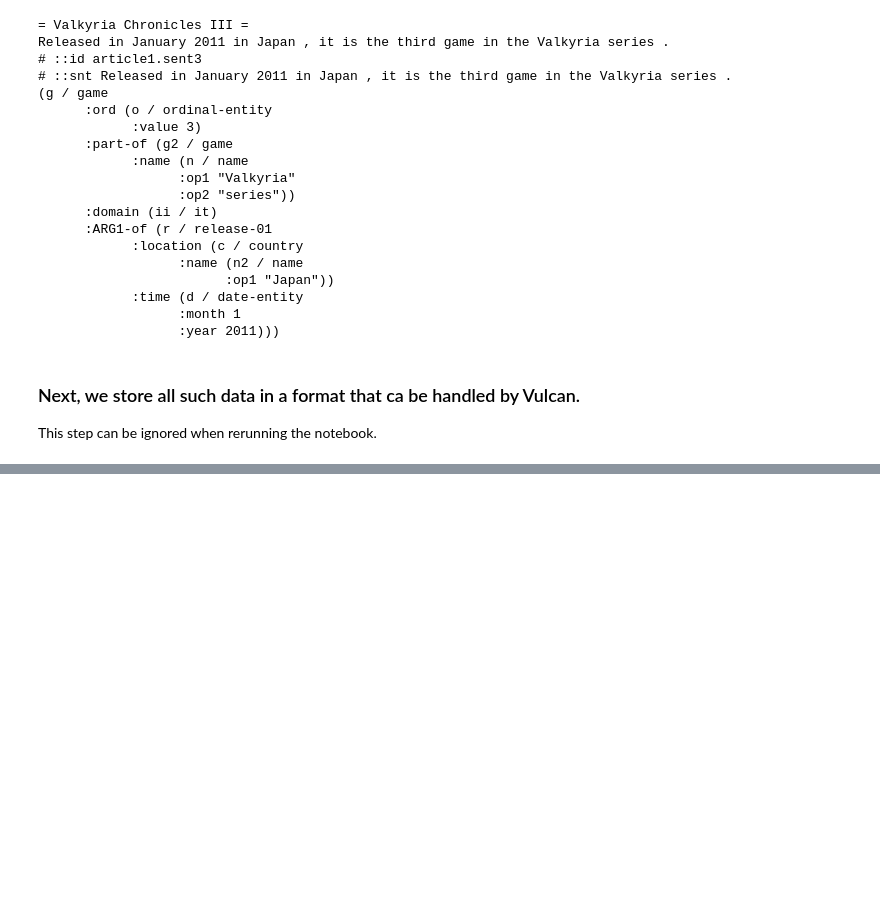
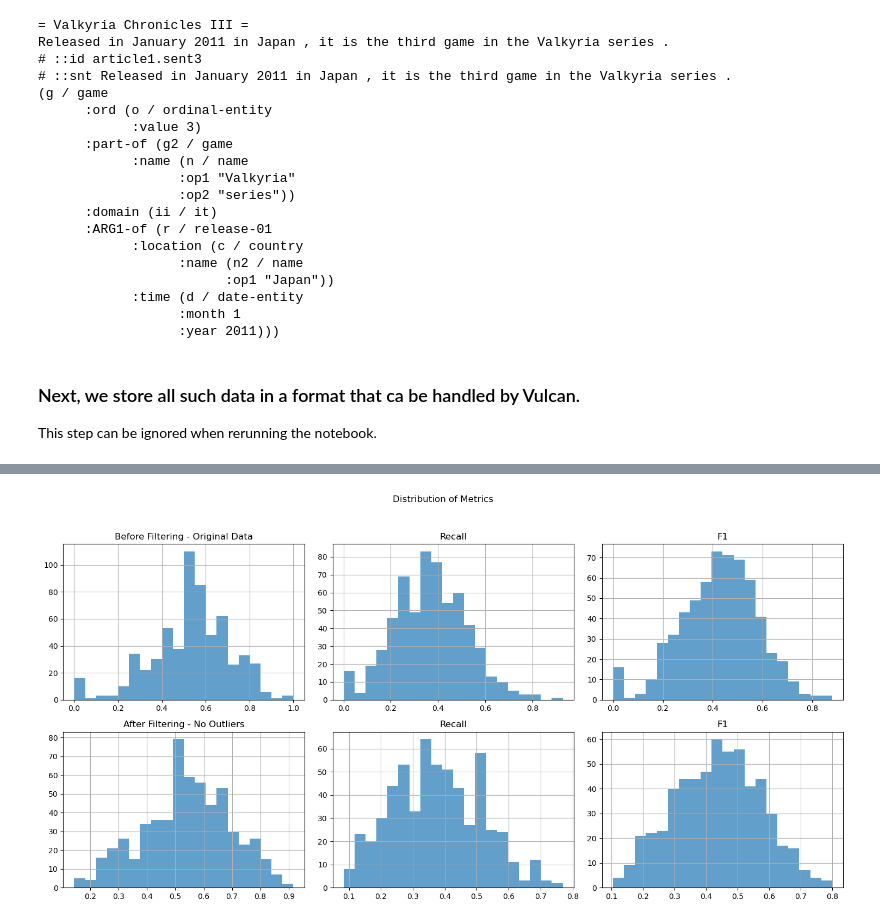
Before and after one commit to RicSpi/AMR2KG, a Jupyter notebook: Thesis_Clean.ipynb, the cells around one changed output, grey strips where cells are left out. Drawn from its saved outputs; the diff is of its cells as text; code cells hidden in the pictures; blank space fills up the shorter version.

```diff
--- a/Thesis_Clean.ipynb
+++ b/Thesis_Clean.ipynb
@@ -560,0 +381,30 @@ for row in results:
+# %%
+# Calculate the first quartile (Q1) and third quartile (Q3)
+Q1 = df.quantile(0.25)
+Q3 = df.quantile(0.75)
+
+# Calculate the IQR for each metric
+IQR = Q3 - Q1
+
+# Create a boolean mask to identify outliers
+outliers_mask = ~((df < (Q1 - 1.5 * IQR)) | (df > (Q3 + 1.5 * IQR))).any(axis=1)
+
+# Create a new DataFrame without outliers
+df_no_outliers = df[outliers_mask]
+
+# Calculate average metrics for both datasets
+avg_values_original = df.mean()
+avg_values_no_outliers = df_no_outliers.mean()
+
+# Display the DataFrames and average values
+print("Original DataFrame:")
+print(df)
+
+print("\nDataFrame without Outliers (IQR):")
+print(df_no_outliers)
+
+print("\nAverage Values (Original):")
+print(avg_values_original)
+
+print("\nAverage Values (No Outliers):")
+print(avg_values_no_outliers)
@@ -560,0 +498,16 @@ for row in results:
+# %%
+import matplotlib.pyplot as plt
+# Plot histograms for each column before and after filtering outliers
+fig, axs = plt.subplots(2, 3, figsize=(15, 8))
+fig.suptitle('Distribution of Metrics')
+
+df.hist(bins=20, alpha=0.7, ax=axs[0])
+axs[0, 0].set_title('Before Filtering - Original Data')
+
+df_no_outliers.hist(bins=20, alpha=0.7, ax=axs[1])
+axs[1, 0].set_title('After Filtering - No Outliers')
+
+plt.tight_layout(rect=[0, 0.03, 1, 0.95])
+plt.show()
+# %% [output]
+[figure, added]
```
Also changed, not shown: parts of 40 cells of this notebook, 7 other files.
